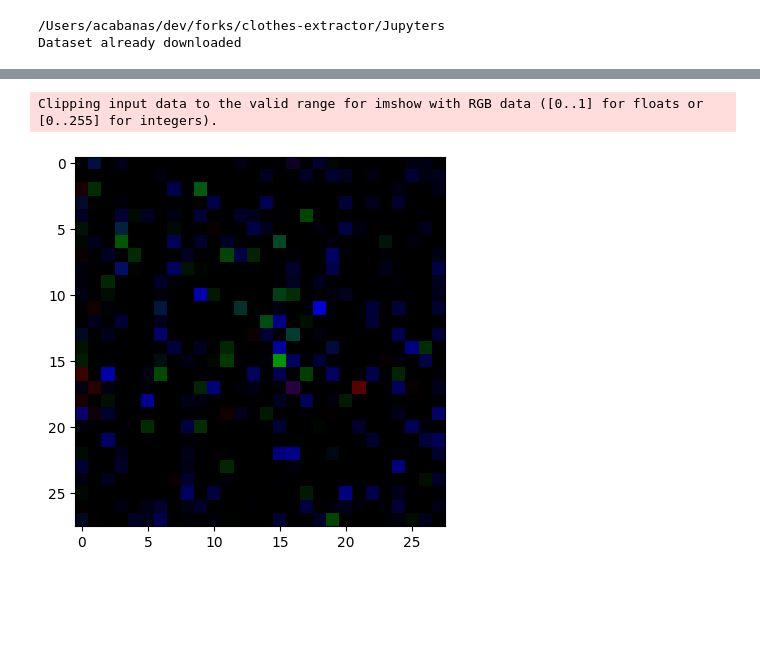
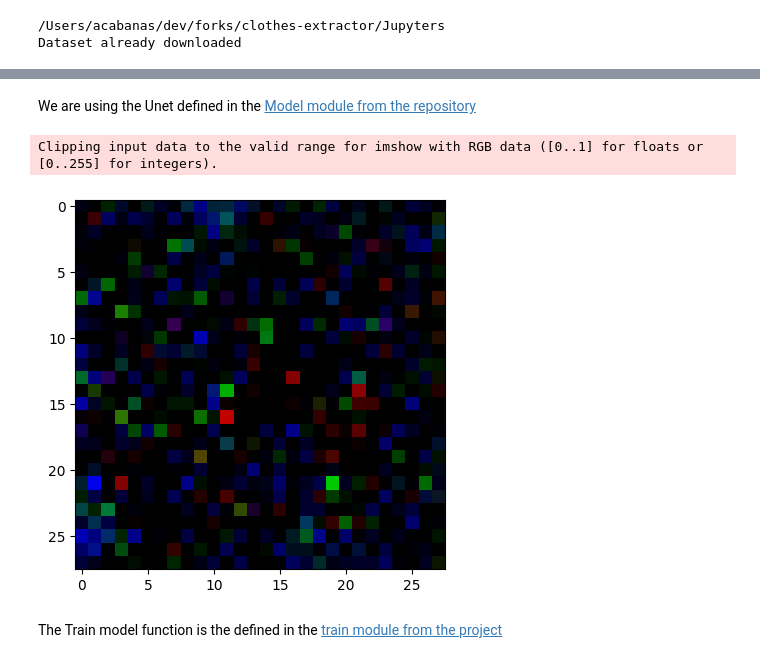
Before and after one commit to aidl-upc-2024-clothes-extractor/clothes-extractor, a Jupyter notebook: Jupyters/unet_prototype.ipynb, the cells around one changed output, grey strips where cells are left out. Drawn from its saved outputs; the diff is of its cells as text; code cells hidden in the pictures; blank space fills up the shorter version.

Commit message:
Correct training and fix notebook

```diff
--- a/Jupyters/unet_prototype.ipynb
+++ b/Jupyters/unet_prototype.ipynb
@@ -320 +111,3 @@ class Unet(nn.Module):
+# %% [markdown]
+We are using the Unet defined in the [Model module from the repository](https://github.com/aidl-upc-2024-clothes-extractor/clothes-extractor/blob/main/src/model.py)
 # %%
@@ -327,11 +121,11 @@ def visualize_nn_output(output, image_index=0):
     plt.imshow(output)
     plt.show()
 # %%
-m = Unet(in_channels=3, n_feat=32)
+model = Unet(in_channels=3, n_feat=32)
 inp = torch.randn(2,3,28,28) #As a sanity check, we define a random tensor with the same shape as an input image, to make sure that we can forward it to our network
-out = m(inp)
+out = model(inp)
 
 visualize_nn_output(out)
 # %% [output]
 Clipping input data to the valid range for imshow with RGB data ([0..1] for floats or [0..255] for integers).
-[figure, old version]
+[figure, new version]
@@ -378,3 +132,5 @@ def train_model(model, train_dataloader, val_dataloader, criterion, optimizer, n
+# %% [markdown]
+The Train model function is the defined in the [train module from the project](https://github.com/aidl-upc-2024-clothes-extractor/clothes-extractor/blob/main/src/train.py)
 # %%
 def run_model_on_image(model, dataset, image_index):
     model.eval()
```
Also changed, not shown: parts of 11 cells of this notebook, 4 other files.
